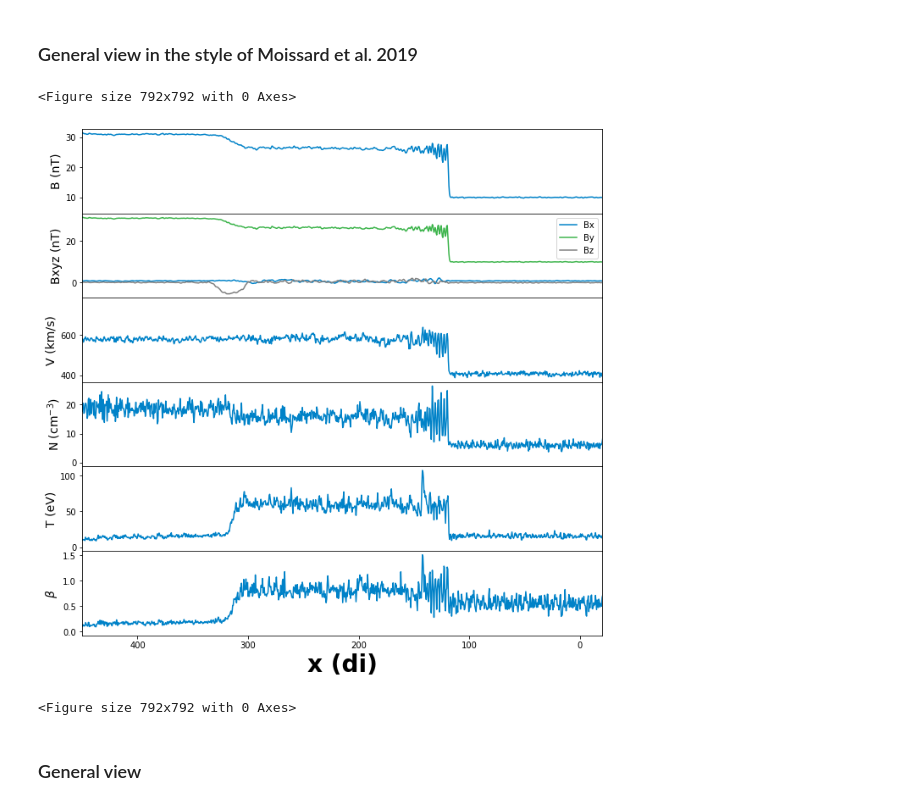
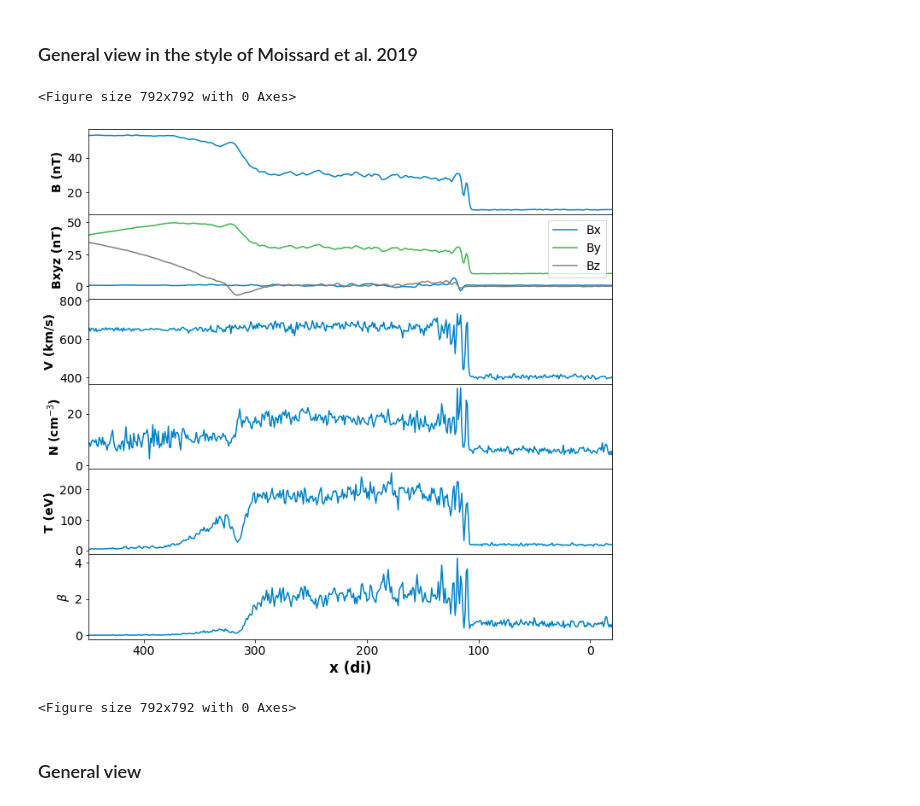
Before and after one commit to cmoissar/Jupyter-Notebooks, a Jupyter notebook: workpad.ipynb, the cells around one changed output. Saved outputs shown, nothing was run; the diff lists cells and outputs as text; code cells hidden in the pictures.

```diff
--- a/workpad.ipynb
+++ b/workpad.ipynb
@@ -108,10 +93,10 @@ This should be close to 0: 0.0
 Cluster = 'Zoidberg'
 Cluster = 'Curie'
 Cluster = 'Occ'
-# run_name = '20_05_18_event_only'
-run_name = '21_07_06_event_only_uz_and_p3_without_cloud_dx=0.5'
+run_name = '20_05_18_event_only'
+# run_name = '21_07_06_event_only_uz_and_p3_without_cloud_dx=0.5'
 
-time = 225
+time = 210
 time = '%05d' % time    # Change the time to string format, needed by functions
 
 filepath = '../' + Cluster + '/' + run_name + '/ncfiles/'
@@ -284,41 +294,41 @@ axe = plt.subplot(gs[1], sharex=axe)
 plt.plot(x[:], B[0][:, ny0, nz0], label='Bx')
 plt.plot(x[:], B[1][:, ny0, nz0], label='By')
 plt.plot(x[:], B[2][:, ny0, nz0], label='Bz')
-plt.legend()
+plt.legend(loc="upper right")
 plt.ylabel('Bxyz (nT)', fontsize=fsize)
 axe.get_xaxis().set_visible(False)
 
 axe = plt.subplot(gs[2], sharex=axe)
 plt.plot(x[:], v_norm)
 plt.ylabel('V (km/s)', fontsize=fsize)
 axe.get_xaxis().set_visible(False)
 
 axe = plt.subplot(gs[3], sharex=axe)
 plt.plot(x[:], N[:, ny0, nz0])
 plt.ylabel(r'N (cm$^{-3}$)', fontsize=fsize)
 axe.get_xaxis().set_visible(False)
 
 axe = plt.subplot(gs[4], sharex=axe)
 plt.plot(x[:], T[:, ny0, nz0])
 plt.ylabel('T (eV)', fontsize=fsize)
 axe.get_xaxis().set_visible(False)
 
 axe = plt.subplot(gs[5], sharex=axe)
 plt.plot(x[:], beta)
 plt.ylabel(r'$\beta$', fontsize=fsize)
 
 plt.xlim([450, -20])
-plt.xlabel('x (di)', fontsize=fsize*2, weight='bold')
+plt.xlabel('x (di)', fontsize=fsize*1.2, weight='bold')
 plt.subplots_adjust(hspace=0)
 
 # fileout = "global_view_sheath_"+run_name
 # plt.savefig(filepath_out + fileout, dpi=150)
 # print('Figure saved as ', filepath_out + fileout)
 
 plt.figure()
 # %% [output]
 <Figure size 792x792 with 0 Axes>
-[figure, old version]
+[figure, new version]
 <Figure size 792x792 with 0 Axes>
 # %% [markdown]
 ### General view
```
Also changed, not shown: parts of 43 cells of this notebook, 1 other file.
